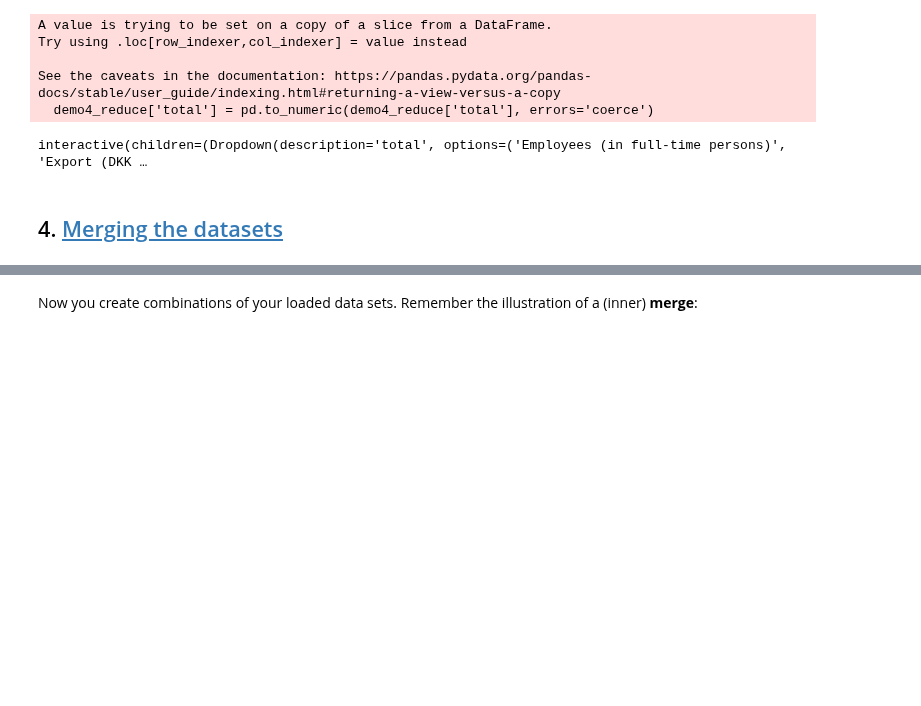
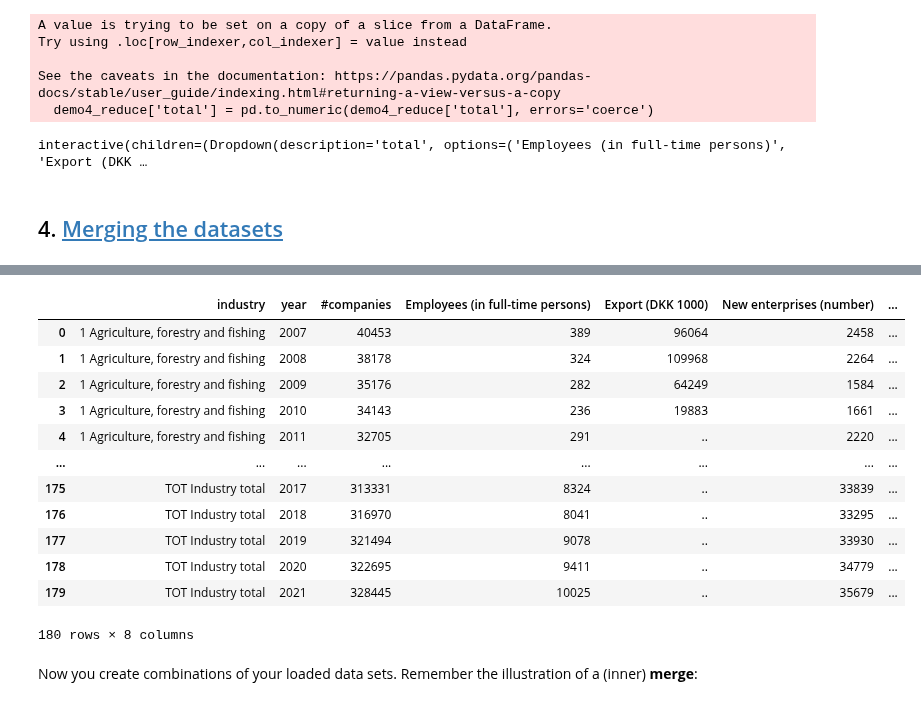
Before and after one commit to NumEconCopenhagen/projects-2024-emil-og-simon, a Jupyter notebook: dataproject/dataproject.ipynb, the cells around one changed output, grey strips where cells are left out. Cells and saved outputs as stored; diff of their text form; code cells hidden in the pictures; blank space fills up the shorter version.

```diff
--- a/dataproject/dataproject.ipynb
+++ b/dataproject/dataproject.ipynb
@@ -587,0 +613,5 @@ interactive(children=(Dropdown(description='total', options=('Employees (in full
+# %%
+# resetting the index
+demo4_industries.reset_index(inplace = True, drop = True) # Drop old index too. If the drop is not used, python will create another dataset with the old index.
+demo4_industries.iloc[0:81,:]
+demo4_industries
@@ -587,0 +632,6 @@ interactive(children=(Dropdown(description='total', options=('Employees (in full
+# %%
+# del
+drop_this = ['regions']
+print(drop_this)
+demo4_industries.drop(drop_this, axis=1, inplace=True)
+demo4_industries
@@ -587,0 +657,9 @@ interactive(children=(Dropdown(description='total', options=('Employees (in full
+# %%
+# Pivot the DataFrame to unpack the values of 'x' into individual columns
+demo4_unpacked_merge = demo4_industries.pivot(index=['industry', 'year'], columns='x', values='total').reset_index()
+
+# Rename the columns for better clarity
+demo4_unpacked_merge.columns.name = None
+
+# Display the unpacked DataFrame
+demo4_unpacked_merge
@@ -587,0 +680,4 @@ interactive(children=(Dropdown(description='total', options=('Employees (in full
+# %%
+gf02_industries_merge = gf02_industries_reduced.sort_values(['industry','year'])
+gf02_industries_merge.reset_index(inplace = True, drop = True)
+gf02_industries_merge
@@ -588,3 +698,20 @@ interactive(children=(Dropdown(description='total', options=('Employees (in full
+# %%
+test = pd.merge(gf02_industries_merge, demo4_unpacked_merge, on=['industry', 'year'], how='outer')
+test
+# %% [output]
+|  | industry | year | #companies | Employees (in full-time persons) | Export (DKK 1000) | New enterprises (number) | ... |
+| 0 | 1 Agriculture, forestry and fishing | 2007 | 40453 | 389 | 96064 | 2458 | ... |
+| 1 | 1 Agriculture, forestry and fishing | 2008 | 38178 | 324 | 109968 | 2264 | ... |
+| 2 | 1 Agriculture, forestry and fishing | 2009 | 35176 | 282 | 64249 | 1584 | ... |
+| 3 | 1 Agriculture, forestry and fishing | 2010 | 34143 | 236 | 19883 | 1661 | ... |
+| 4 | 1 Agriculture, forestry and fishing | 2011 | 32705 | 291 | .. | 2220 | ... |
+| ... | ... | ... | ... | ... | ... | ... | ... |
+| 175 | TOT Industry total | 2017 | 313331 | 8324 | .. | 33839 | ... |
+| 176 | TOT Industry total | 2018 | 316970 | 8041 | .. | 33295 | ... |
+| 177 | TOT Industry total | 2019 | 321494 | 9078 | .. | 33930 | ... |
+| 178 | TOT Industry total | 2020 | 322695 | 9411 | .. | 34779 | ... |
+| 179 | TOT Industry total | 2021 | 328445 | 10025 | .. | 35679 | ... |
+180 rows × 8 columns
 # %% [markdown]
 Now you create combinations of your loaded data sets. Remember the illustration of a (inner) **merge**:
 # %%
```
Also changed, not shown: parts of 17 cells of this notebook.
